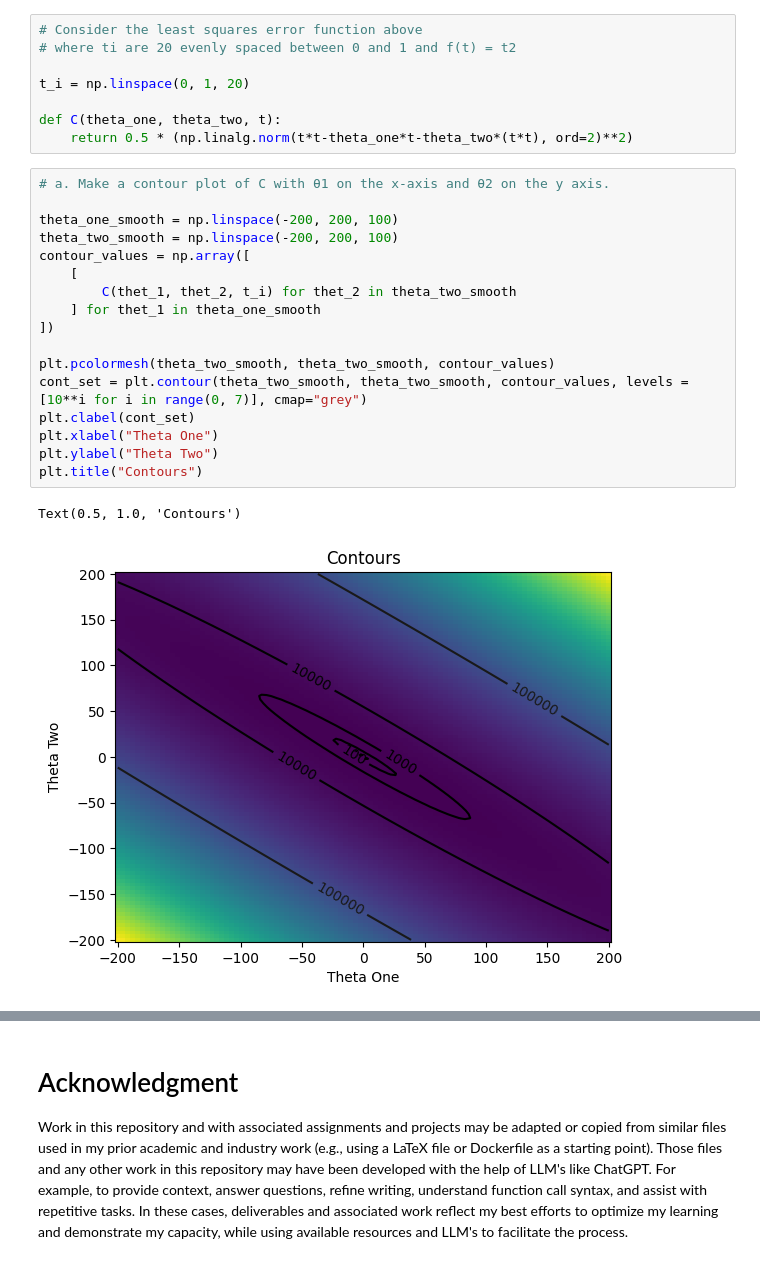
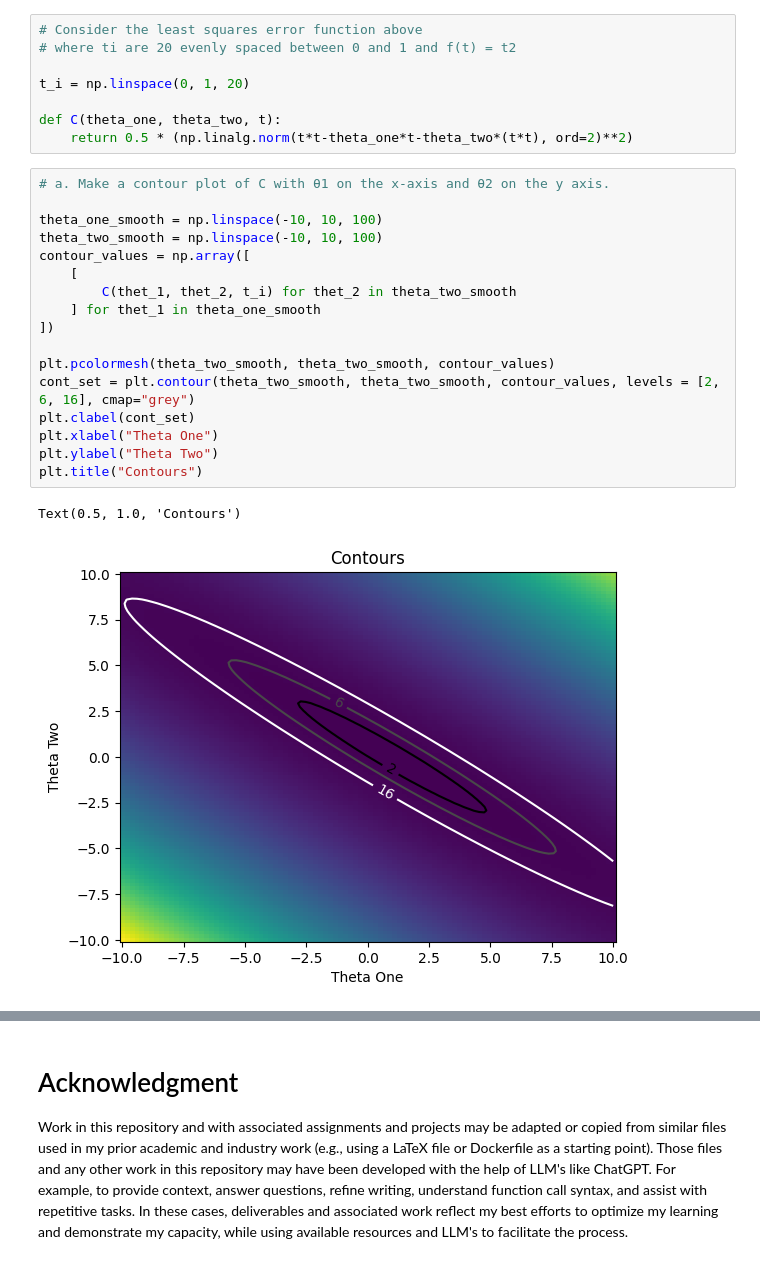
Before and after one commit to jwb-byu/cs-580-misc, a Jupyter notebook: hw/hw20-21/hw20_21.ipynb, the cells around one changed output, grey strips where cells are left out. Saved outputs shown, nothing was run; the diff lists cells and outputs as text.

```diff
--- a/hw/hw20-21/hw20_21.ipynb
+++ b/hw/hw20-21/hw20_21.ipynb
@@ -161,23 +161,23 @@ def C(theta_one, theta_two, t):
 # %%
 # a. Make a contour plot of C with θ1 on the x-axis and θ2 on the y axis.
 
-theta_one_smooth = np.linspace(-200, 200, 100)
-theta_two_smooth = np.linspace(-200, 200, 100)
+theta_one_smooth = np.linspace(-10, 10, 100)
+theta_two_smooth = np.linspace(-10, 10, 100)
 contour_values = np.array([
     [
         C(thet_1, thet_2, t_i) for thet_2 in theta_two_smooth
     ] for thet_1 in theta_one_smooth
 ])
 
 plt.pcolormesh(theta_two_smooth, theta_two_smooth, contour_values)
-cont_set = plt.contour(theta_two_smooth, theta_two_smooth, contour_values, levels = [10**i for i in range(0, 7)], cmap="grey")
+cont_set = plt.contour(theta_two_smooth, theta_two_smooth, contour_values, levels = [2, 6, 16], cmap="grey")
 plt.clabel(cont_set)
 plt.xlabel("Theta One")
 plt.ylabel("Theta Two")
 plt.title("Contours")
 # %% [output]
 Text(0.5, 1.0, 'Contours')
-[figure, old version]
+[figure, new version]
 # %%
 # b. Find the Fisher Information Matrix (FIM) for this model and calculate its eigenvalues and
 # eigenvectors. Graphically confirm that the ellipses in your contour plot are oriented with its
```
Also changed, not shown: parts of 7 cells of this notebook, 2 other files.
